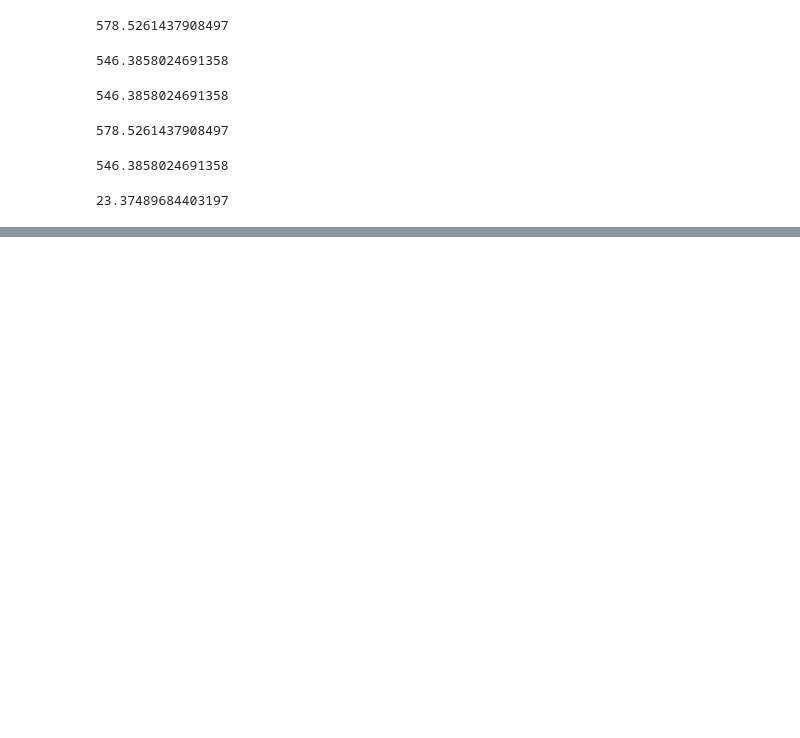
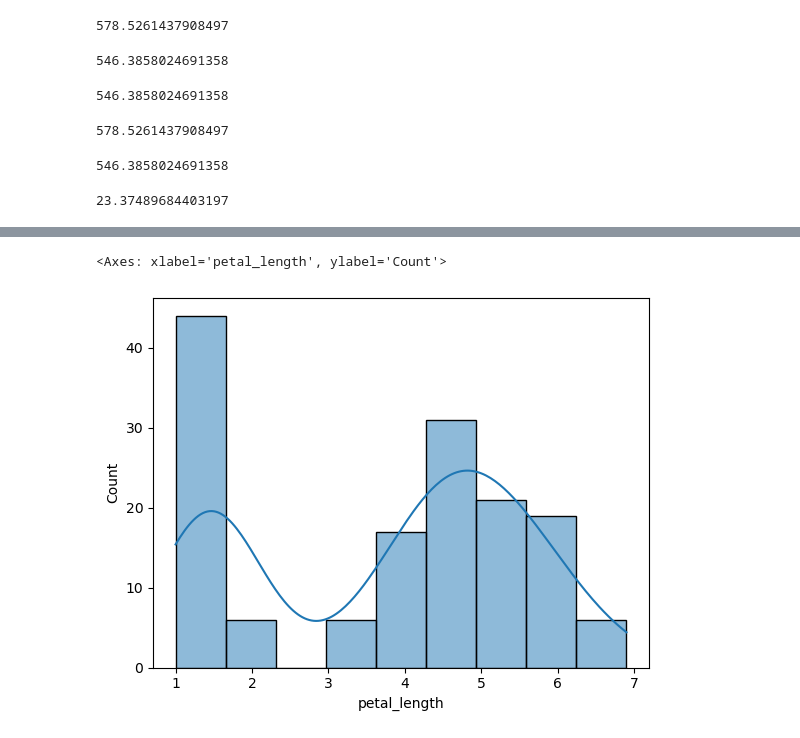
Before and after one commit to SunilBalas/Python-Statistics, a Jupyter notebook: Statistics Practical Implementation - 1.ipynb, the cells around one changed output, grey strips where cells are left out. Cells and saved outputs as stored; diff of their text form; code cells hidden in the pictures; blank space fills up the shorter version.

```diff
--- a/Statistics Practical Implementation - 1.ipynb
+++ b/Statistics Practical Implementation - 1.ipynb
@@ -116,0 +150,5 @@ math.sqrt(stats.pvariance(ages)) # Standard Deviation
+# %%
+sns.histplot(df['petal_length'], kde=True)
+# %% [output]
+<Axes: xlabel='petal_length', ylabel='Count'>
+[figure, added]
```
Also changed, not shown: parts of 29 cells of this notebook.
